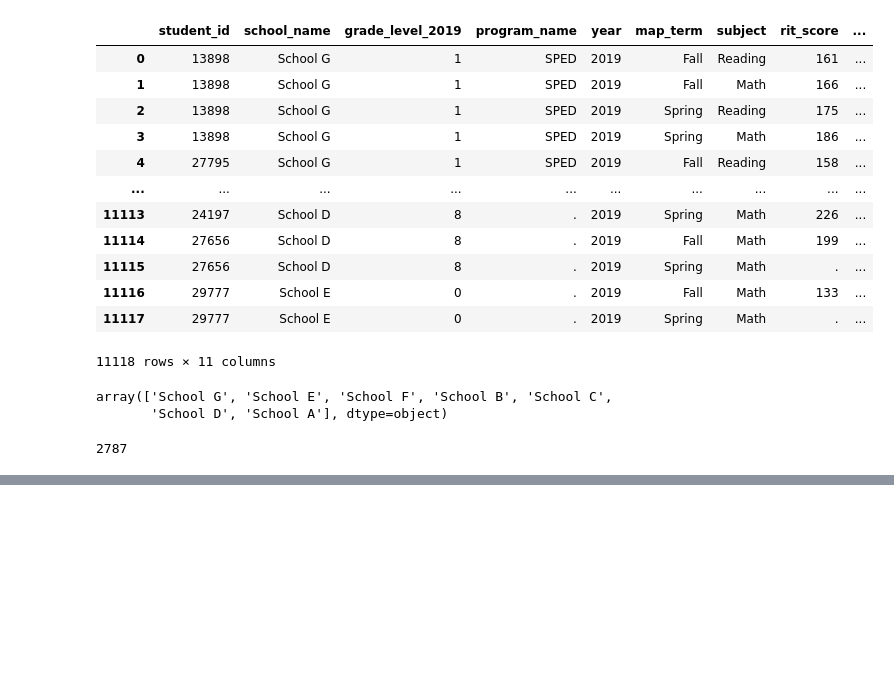
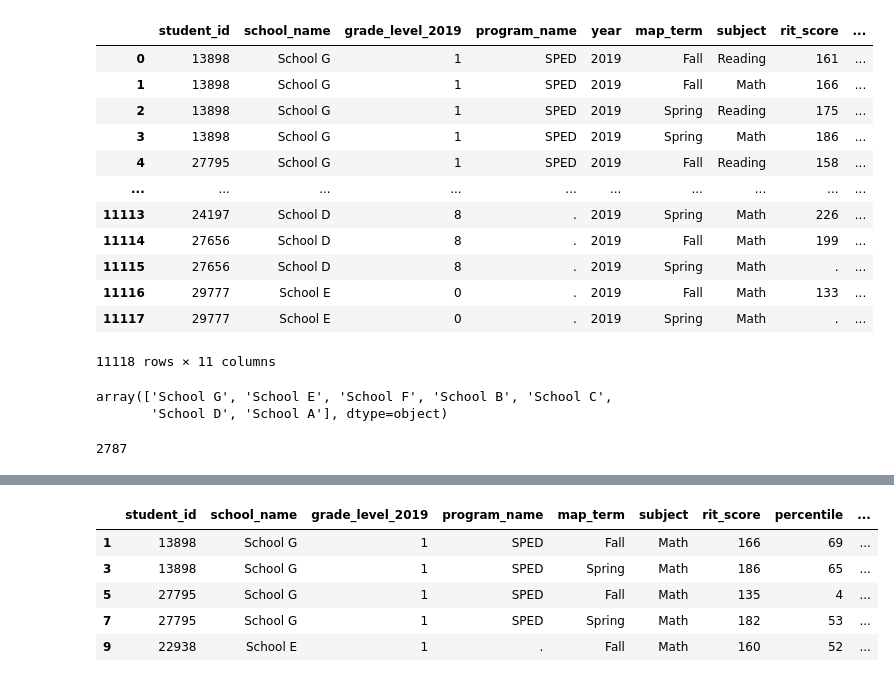
Before and after one commit to charlagarcia/KTX_Performance_Task, a Jupyter notebook: Kipp_project.ipynb, the cells around one changed output, grey strips where cells are left out. Saved outputs shown, nothing was run; the diff lists cells and outputs as text; code cells hidden in the pictures; blank space fills up the shorter version.

```diff
--- a/Kipp_project.ipynb
+++ b/Kipp_project.ipynb
@@ -72,0 +121,11 @@ student_count
+# %%
+# create dataframe for only math
+all_math_scores_df = student_scores_complete_df[student_scores_complete_df["subject"]=="Math"]
+all_math_scores_df.head()
+# %% [output]
+|  | student_id | school_name | grade_level_2019 | program_name | map_term | subject | rit_score | percentile | ... |
+| 1 | 13898 | School G | 1 | SPED | Fall | Math | 166 | 69 | ... |
+| 3 | 13898 | School G | 1 | SPED | Spring | Math | 186 | 65 | ... |
+| 5 | 27795 | School G | 1 | SPED | Fall | Math | 135 | 4 | ... |
+| 7 | 27795 | School G | 1 | SPED | Spring | Math | 182 | 53 | ... |
+| 9 | 22938 | School E | 1 | . | Fall | Math | 160 | 52 | ... |
```
Also changed, not shown: parts of 15 cells of this notebook, 1 other file.
